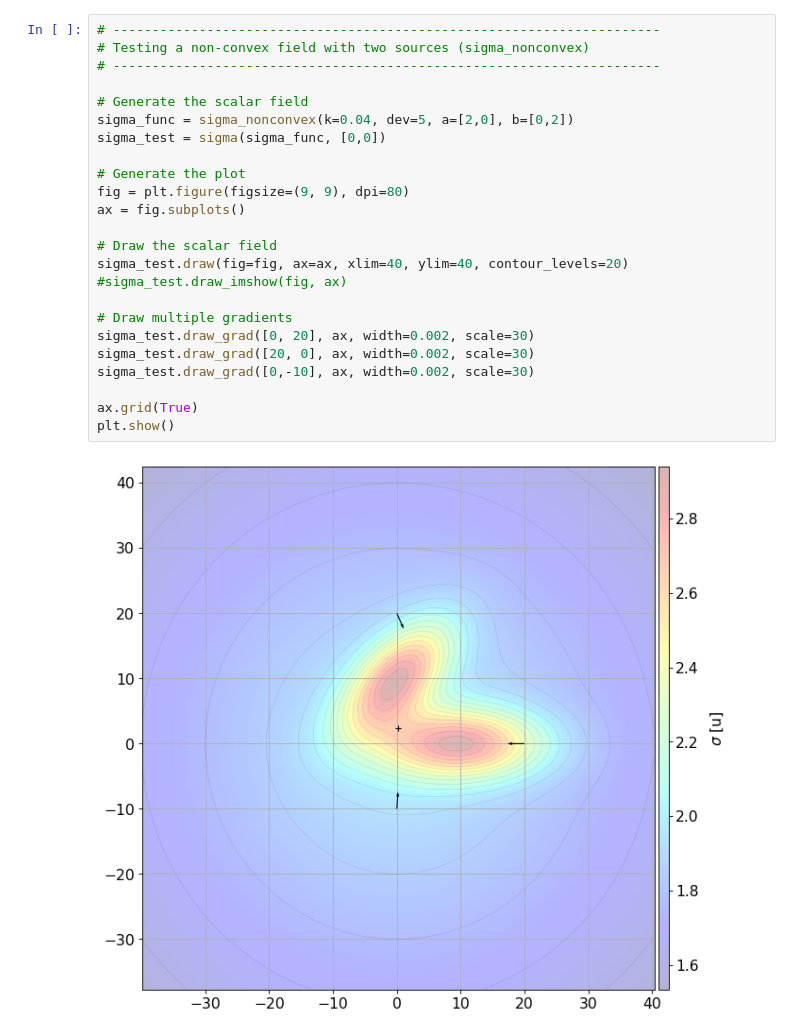
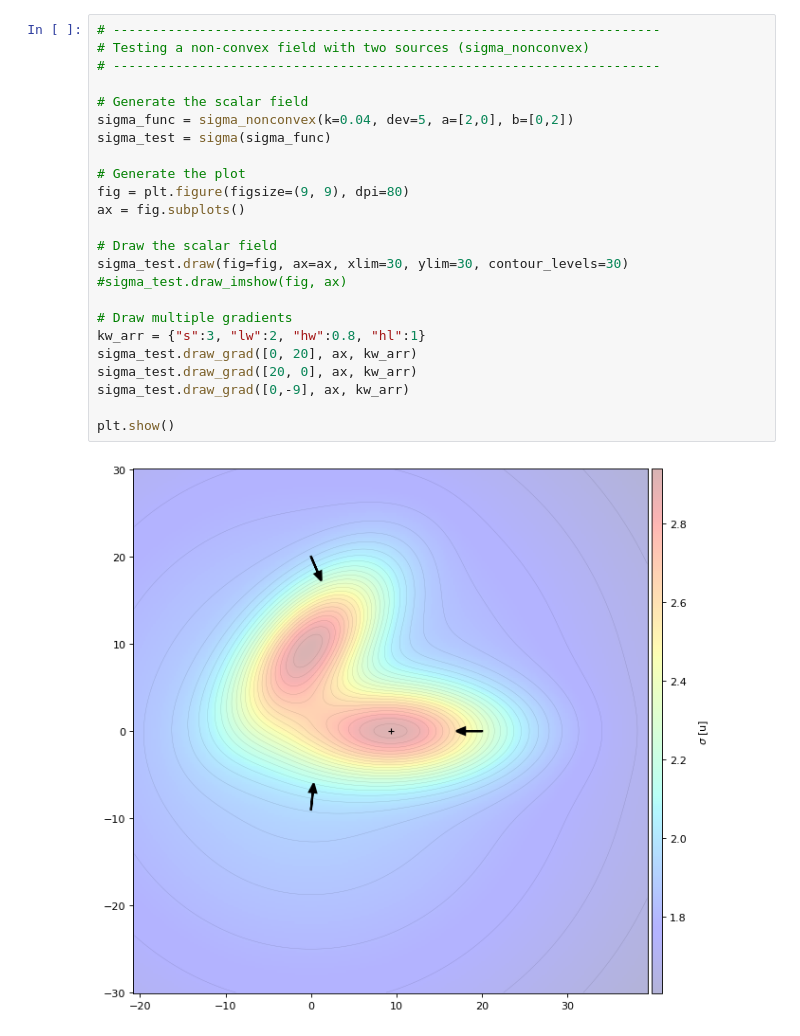
Before and after one commit to jesusBV20/source_seeking_distr, a Jupyter notebook: scalar_field_test.ipynb, the cells around one changed output. Cells and saved outputs as stored; diff of their text form.

```diff
--- a/scalar_field_test.ipynb
+++ b/scalar_field_test.ipynb
@@ -57,29 +49,29 @@ plt.show()
 # %%
 # ----------------------------------------------------------------------
 # Testing a non-convex field with two sources (sigma_nonconvex)
 # ----------------------------------------------------------------------
 
 # Generate the scalar field
 sigma_func = sigma_nonconvex(k=0.04, dev=5, a=[2,0], b=[0,2])
-sigma_test = sigma(sigma_func, [0,0])
+sigma_test = sigma(sigma_func)
 
 # Generate the plot
 fig = plt.figure(figsize=(9, 9), dpi=80)
 ax = fig.subplots()
 
 # Draw the scalar field
-sigma_test.draw(fig=fig, ax=ax, xlim=40, ylim=40, contour_levels=20)
+sigma_test.draw(fig=fig, ax=ax, xlim=30, ylim=30, contour_levels=30)
 #sigma_test.draw_imshow(fig, ax)
 
 # Draw multiple gradients
-sigma_test.draw_grad([0, 20], ax, width=0.002, scale=30)
-sigma_test.draw_grad([20, 0], ax, width=0.002, scale=30)
-sigma_test.draw_grad([0,-10], ax, width=0.002, scale=30)
+kw_arr = {"s":3, "lw":2, "hw":0.8, "hl":1}
+sigma_test.draw_grad([0, 20], ax, kw_arr)
+sigma_test.draw_grad([20, 0], ax, kw_arr)
+sigma_test.draw_grad([0,-9], ax, kw_arr)
 
-ax.grid(True)
 plt.show()
 # %% [output]
-[figure, old version]
+[figure, new version]
 # %%
 # ----------------------------------------------------------------------
 # Testing the gaussian field
```
Also changed, not shown: parts of 6 cells of this notebook, 15 other files.
